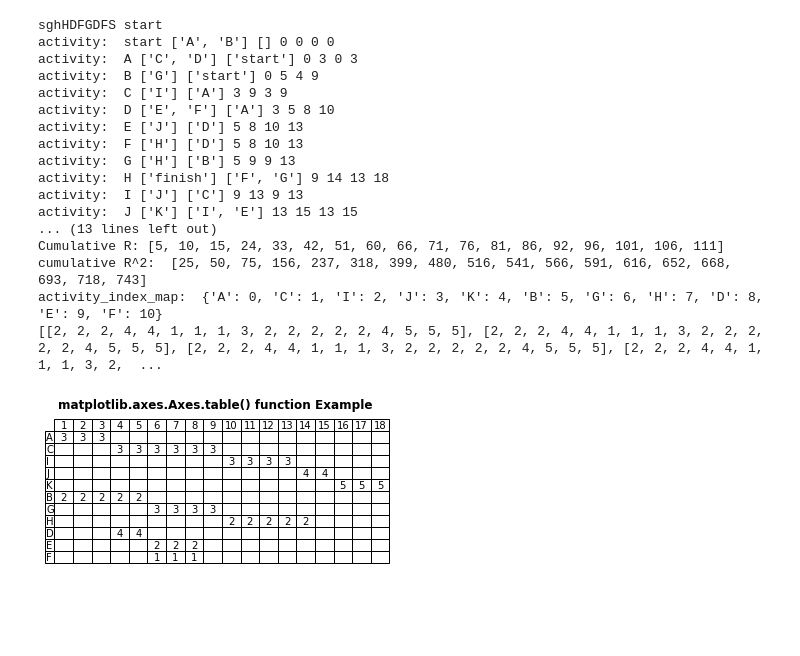
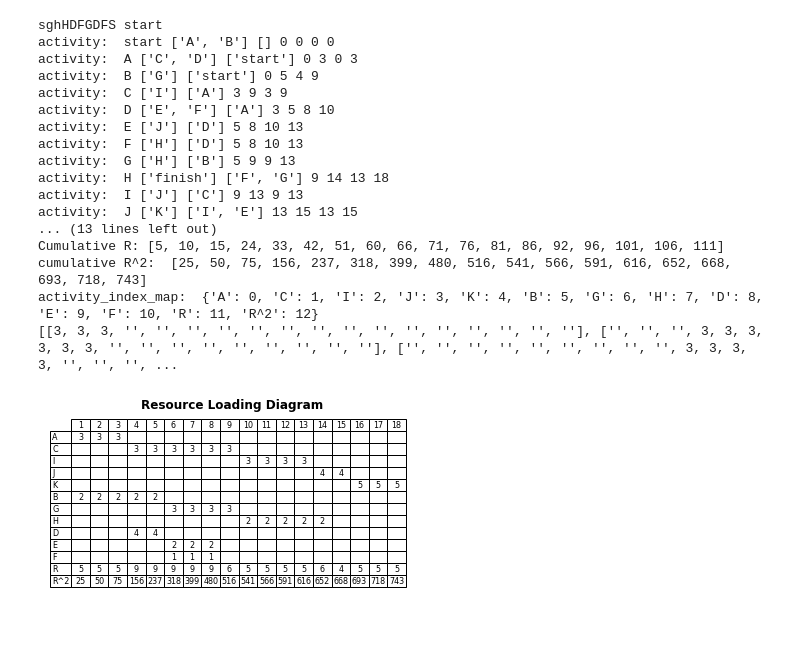
Before and after one commit to AnikaTabassum/resource_allocation, a Jupyter notebook: UI.ipynb, the cells around one changed output. Drawn from its saved outputs; the diff is of its cells as text; code cells hidden in the pictures.

Commit message:
resource loading diagram with r and r^2

```diff
--- a/UI.ipynb
+++ b/UI.ipynb
@@ -465,10 +465,10 @@ class inputProcessing:
         #print("non_critical_activities, all_activity, resource_list, cumulative_r, cumulative_r_2, critical_path")
         #print(non_critical_activities, all_activity, resource_list, cumulative_r, cumulative_r_2, critical_path)
         val1=[]
-        val2=["A","C","I","J","K","B","G","H","D","E","F"]
+        val2=["A","C","I","J","K","B","G","H","D","E","F","R","R^2"]
         for i in range(1,19):
             val1.append(i)
-        val3 = [["" for c in range(1,19)] for r in range(1,12)]
+        val3 = [["" for c in range(1,19)] for r in range(1,14)]
 
         rowColours=[]
         colColours=[]
@@ -480,10 +480,11 @@ class inputProcessing:
 
         print("activity_index_map: ", activity_index_map)
 
-        rows, cols = (11, 18)
-        table = [[0]*cols]*rows
+        rows, cols = (13, 18)
+        #table = [[0]*cols]*rows
+        table = [["" for c in range(0,cols)] for r in range(0,rows)]
 
-        for r in range (0,rows):
+        for r in range (0,rows-2):
             for key in activity_index_map:
                 if activity_index_map[key]==r:
                     activity_name=key
@@ -498,6 +499,12 @@ class inputProcessing:
                     table[r][c]= current_resource #
                     val3[r][c]= current_resource #resource
 
+        for c in range (0,cols):
+            table[r+1][c]= resource_list[c]
+            val3[r+1][c]= resource_list[c]
+            table[r+2][c]= cumulative_r_2[c]
+            val3[r+2][c]= cumulative_r_2[c]
+
         print(table)
 
         fig, ax = plt.subplots()
@@ -505,35 +512,35 @@ class inputProcessing:
         table = ax.table(
             cellText = val3,
             rowLabels = val2,
             colLabels = val1,
-            rowColours =["white"] * 11,
+            rowColours =["white"] * 13,
             colColours =["white"] * 18,
             cellLoc ='center',
             loc ='upper left')
 
-        ax.set_title('matplotlib.axes.Axes.table() function Example',
+        ax.set_title('Resource Loading Diagram',
              fontweight ="bold")
 
         plt.show()
 
 inputProcessing().takeinput()
 # inputProcessing().forward_pass()
 # %% [output]
 sghHDFGDFS start
 activity:  start ['A', 'B'] [] 0 0 0 0
 activity:  A ['C', 'D'] ['start'] 0 3 0 3
 activity:  B ['G'] ['start'] 0 5 4 9
 activity:  C ['I'] ['A'] 3 9 3 9
 activity:  D ['E', 'F'] ['A'] 3 5 8 10
 activity:  E ['J'] ['D'] 5 8 10 13
 activity:  F ['H'] ['D'] 5 8 10 13
 activity:  G ['H'] ['B'] 5 9 9 13
 activity:  H ['finish'] ['F', 'G'] 9 14 13 18
 activity:  I ['J'] ['C'] 9 13 9 13
 activity:  J ['K'] ['I', 'E'] 13 15 13 15
 ... (13 lines left out)
 Cumulative R: [5, 10, 15, 24, 33, 42, 51, 60, 66, 71, 76, 81, 86, 92, 96, 101, 106, 111]
 cumulative R^2:  [25, 50, 75, 156, 237, 318, 399, 480, 516, 541, 566, 591, 616, 652, 668, 693, 718, 743]
-activity_index_map:  {'A': 0, 'C': 1, 'I': 2, 'J': 3, 'K': 4, 'B': 5, 'G': 6, 'H': 7, 'D': 8, 'E': 9, 'F': 10}
-[[2, 2, 2, 4, 4, 1, 1, 1, 3, 2, 2, 2, 2, 2, 4, 5, 5, 5], [2, 2, 2, 4, 4, 1, 1, 1, 3, 2, 2, 2, 2, 2, 4, 5, 5, 5], [2, 2, 2, 4, 4, 1, 1, 1, 3, 2, 2, 2, 2, 2, 4, 5, 5, 5], [2, 2, 2, 4, 4, 1, 1, 1, 3, 2,  ...
+activity_index_map:  {'A': 0, 'C': 1, 'I': 2, 'J': 3, 'K': 4, 'B': 5, 'G': 6, 'H': 7, 'D': 8, 'E': 9, 'F': 10, 'R': 11, 'R^2': 12}
+[[3, 3, 3, '', '', '', '', '', '', '', '', '', '', '', '', '', '', ''], ['', '', '', 3, 3, 3, 3, 3, 3, '', '', '', '', '', '', '', '', ''], ['', '', '', '', '', '', '', '', '', 3, 3, 3, 3, '', '', '', ...
-[figure, old version]
+[figure, new version]
```
